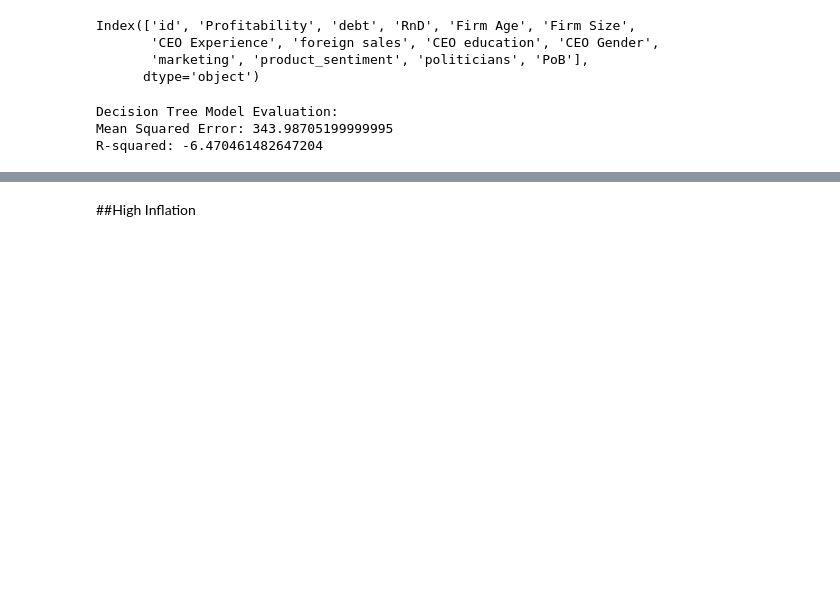
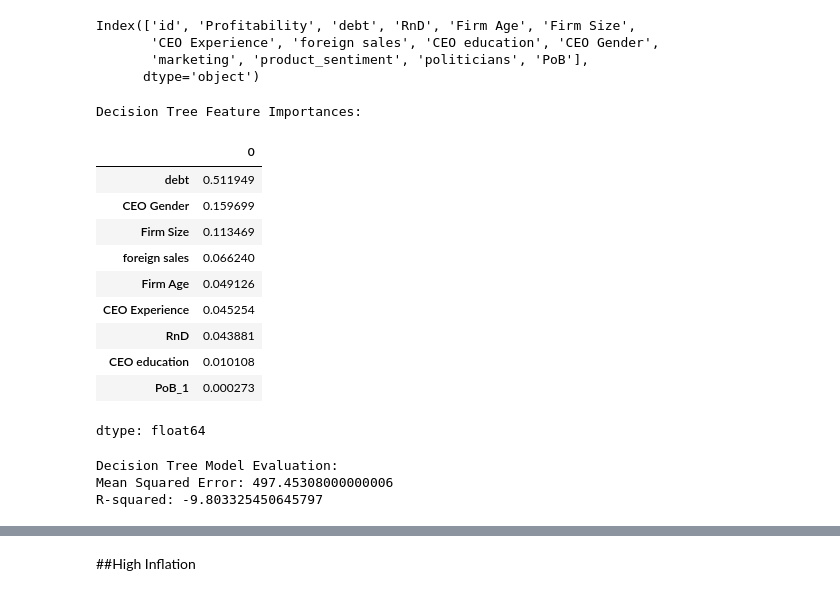
Before and after one commit to nananana25/MSC151, a Jupyter notebook: CW4_MRAP.ipynb, the cells around one changed output, grey strips where cells are left out. Drawn from its saved outputs; the diff is of its cells as text; code cells hidden in the pictures; blank space fills up the shorter version.

```diff
--- a/CW4_MRAP.ipynb
+++ b/CW4_MRAP.ipynb
@@ -71,6 +71,31 @@ Index(['id', 'Profitability', 'debt', 'RnD', 'Firm Age', 'Firm Size',
        'CEO Experience', 'foreign sales', 'CEO education', 'CEO Gender',
        'marketing', 'product_sentiment', 'politicians', 'PoB'],
       dtype='object')
+# %%
+# Get feature importances from the Decision Tree model
+feature_importances_dt = model_dt.feature_importances_
+
+# Create a pandas Series for better visualization
+feature_importance_series_dt = pd.Series(feature_importances_dt, index=X_new.columns)
+
+# Sort the features by importance
+sorted_feature_importance_dt = feature_importance_series_dt.sort_values(ascending=False)
+
+print("Decision Tree Feature Importances:")
+display(sorted_feature_importance_dt)
+# %% [output]
+Decision Tree Feature Importances:
+|  | 0 |
+| debt | 0.511949 |
+| CEO Gender | 0.159699 |
+| Firm Size | 0.113469 |
+| foreign sales | 0.066240 |
+| Firm Age | 0.049126 |
+| CEO Experience | 0.045254 |
+| RnD | 0.043881 |
+| CEO education | 0.010108 |
+| PoB_1 | 0.000273 |
+dtype: float64
 # %%
 from sklearn.model_selection import train_test_split
 from sklearn.tree import DecisionTreeRegressor
@@ -79,7 +104,7 @@ import pandas as pd
 
 # Define features (X) and target (y)
 # Note: 'POB categorical' seems to be 'PoB' in the dataframe df_new, also 'product sentiment' seems to be 'product_sentiment'
-X_new = df_new[['debt', 'RnD', 'Firm Age', 'Firm Size', 'CEO Experience', 'foreign sales', 'CEO education', 'CEO Gender', 'marketing', 'product_sentiment', 'PoB']]
+X_new = df_new[['debt', 'RnD', 'Firm Age', 'Firm Size', 'CEO Experience', 'foreign sales', 'CEO education', 'CEO Gender', 'PoB']]
 y_new = df_new['Profitability']
 
 # Handle categorical variable 'PoB' (assuming it's categorical based on the request)
@@ -105,5 +130,5 @@ print(f'Mean Squared Error: {mse_dt}')
 print(f'R-squared: {r2_dt}')
 # %% [output]
 Decision Tree Model Evaluation:
-Mean Squared Error: 343.98705199999995
-R-squared: -6.470461482647204
+Mean Squared Error: 497.45308000000006
+R-squared: -9.803325450645797
```
Also changed, not shown: parts of 13 cells of this notebook.
